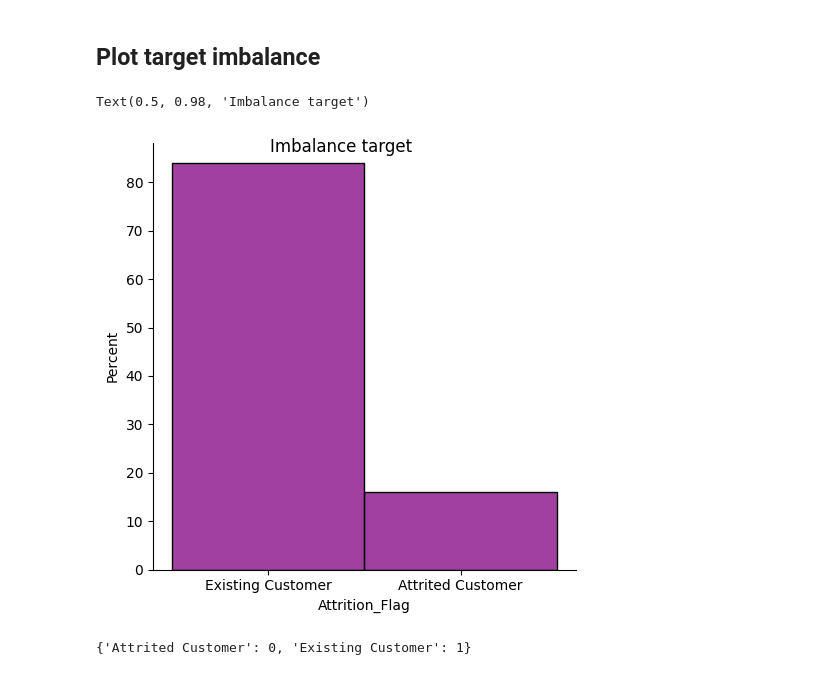
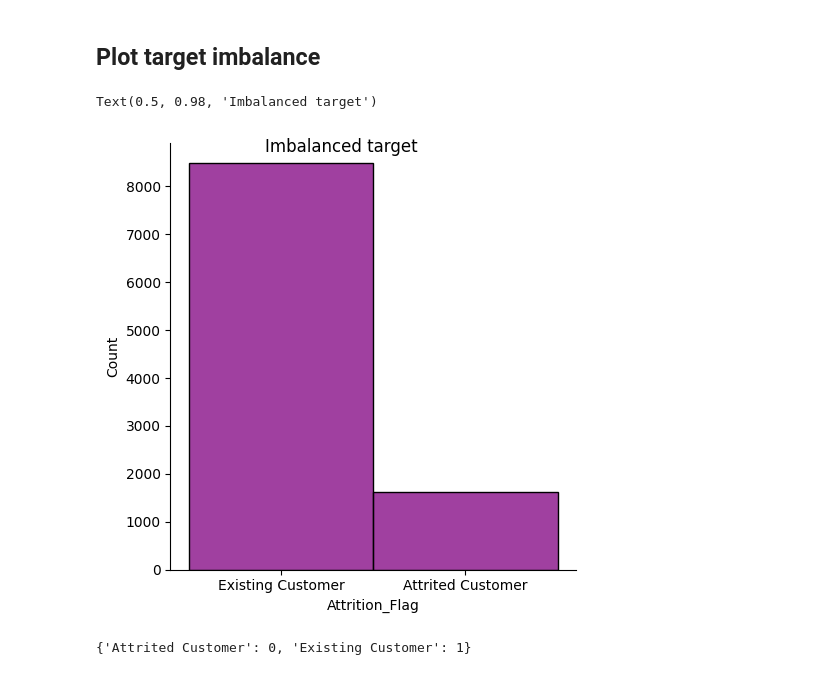
Before and after one commit to anilembel/Churn_Prediction_Becode, a Jupyter notebook: 4_modeling/classification.ipynb, the cells around one changed output. Cells and saved outputs as stored; diff of their text form; code cells hidden in the pictures.

```diff
--- a/4_modeling/classification.ipynb
+++ b/4_modeling/classification.ipynb
@@ -48,9 +55,9 @@ target = lb.transform(target)
 # %% [markdown]
 ## Plot target imbalance
 # %%
-imbalance_graph = sns.displot(data['Attrition_Flag'],stat='percent',color='purple')
+imbalance_graph = sns.displot(data['Attrition_Flag'],color='purple')
 imbalance_graph.fig.suptitle('Imbalanced target')
 # %% [output]
-Text(0.5, 0.98, 'Imbalance target')
+Text(0.5, 0.98, 'Imbalanced target')
-[figure, old version]
+[figure, new version]
 # %%
```
Also changed, not shown: parts of 18 cells of this notebook, 2 other files.
